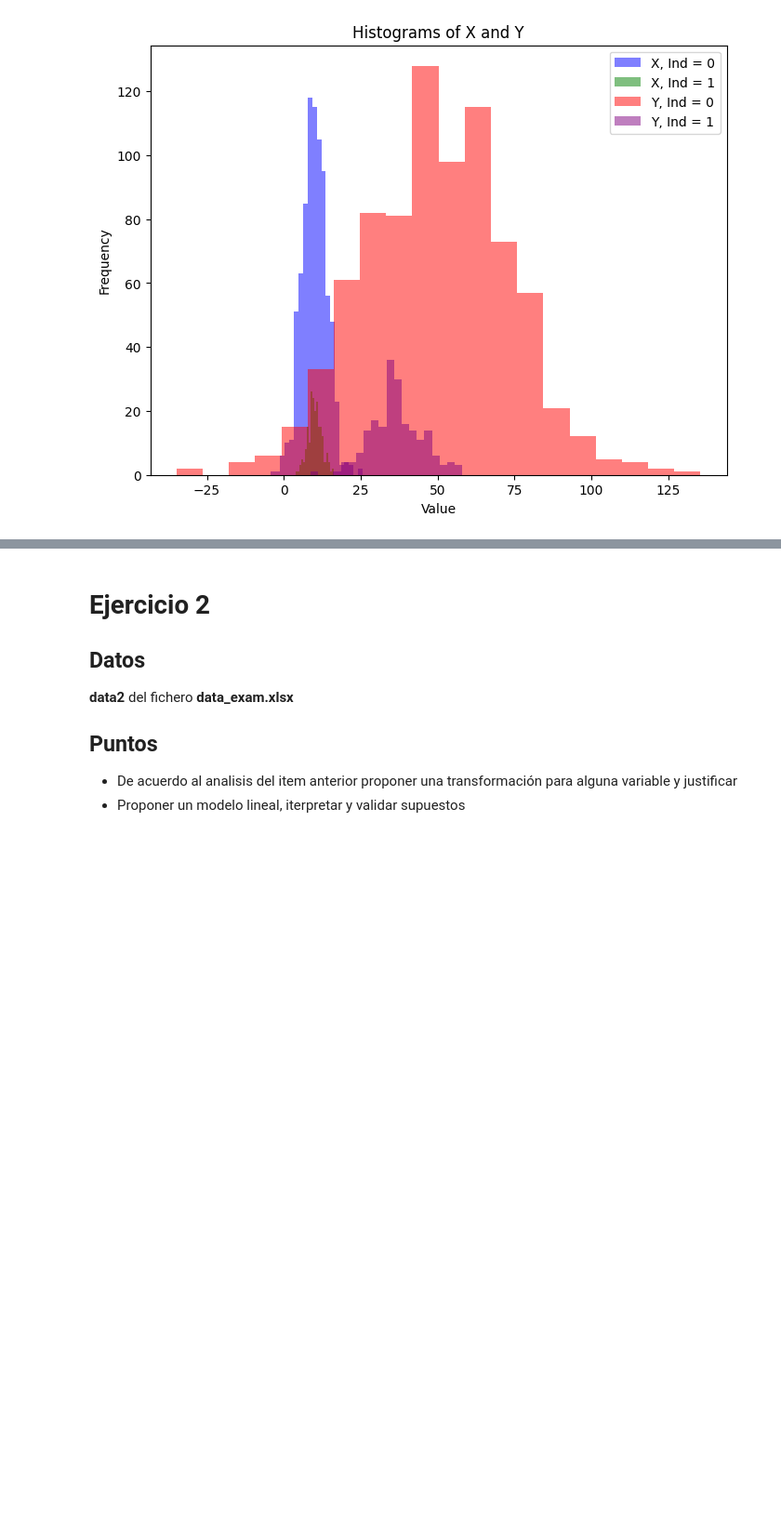
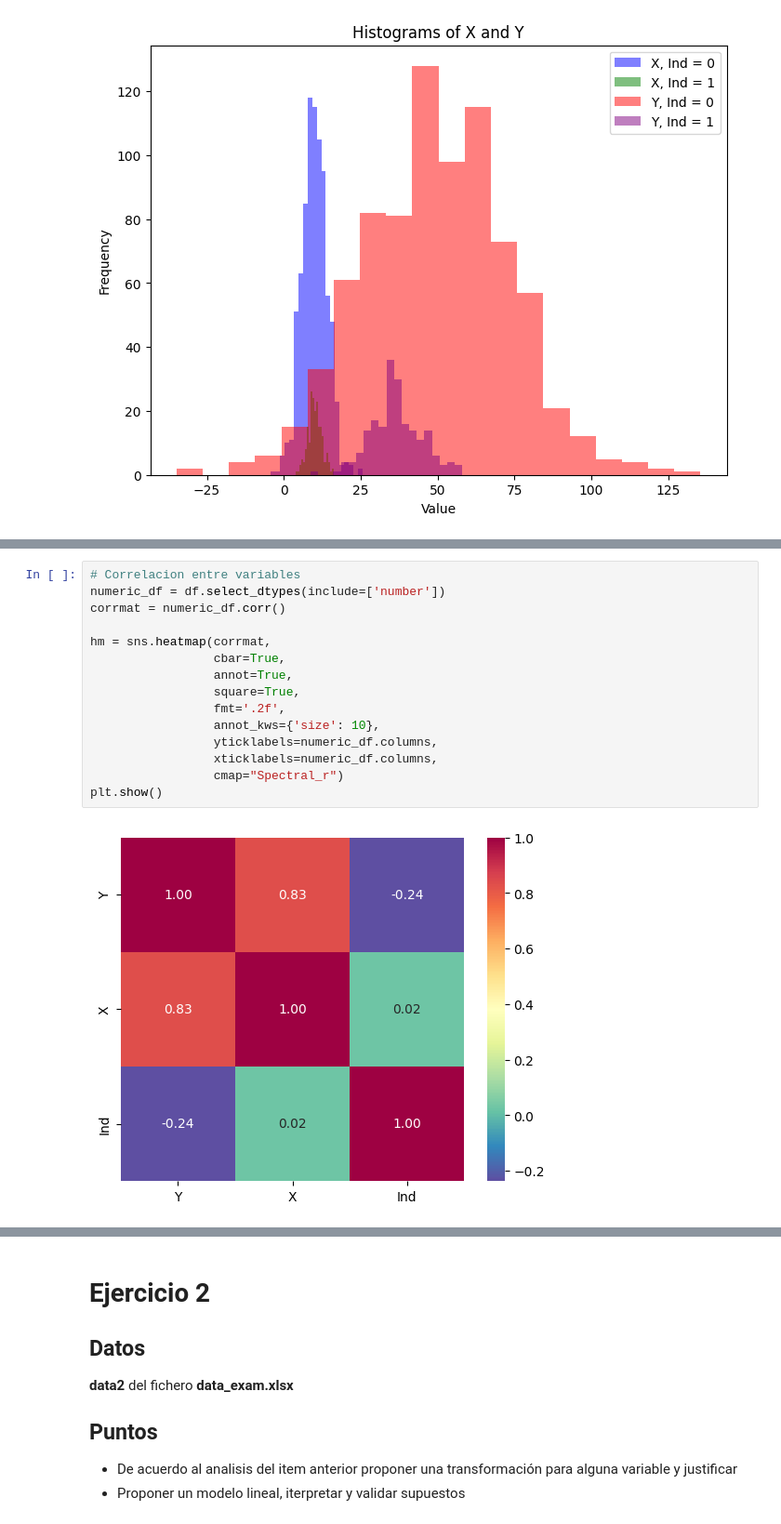
Before and after one commit to cam2149/MachinelearningI, a Jupyter notebook: Examen1_Ejecicio1_2.ipynb, the cells around one changed output, grey strips where cells are left out. Shown: that part at 93% size. Saved outputs shown, nothing was run; the diff lists cells and outputs as text; blank space fills up the shorter version.

```diff
--- a/Examen1_Ejecicio1_2.ipynb
+++ b/Examen1_Ejecicio1_2.ipynb
@@ -145,0 +175,17 @@ _ = plt.legend()
+# %%
+# Correlacion entre variables
+numeric_df = df.select_dtypes(include=['number'])
+corrmat = numeric_df.corr()
+
+hm = sns.heatmap(corrmat,
+                 cbar=True,
+                 annot=True,
+                 square=True,
+                 fmt='.2f',
+                 annot_kws={'size': 10},
+                 yticklabels=numeric_df.columns,
+                 xticklabels=numeric_df.columns,
+                 cmap="Spectral_r")
+plt.show()
+# %% [output]
+[figure, added]
```
Also changed, not shown: parts of 13 cells of this notebook.
